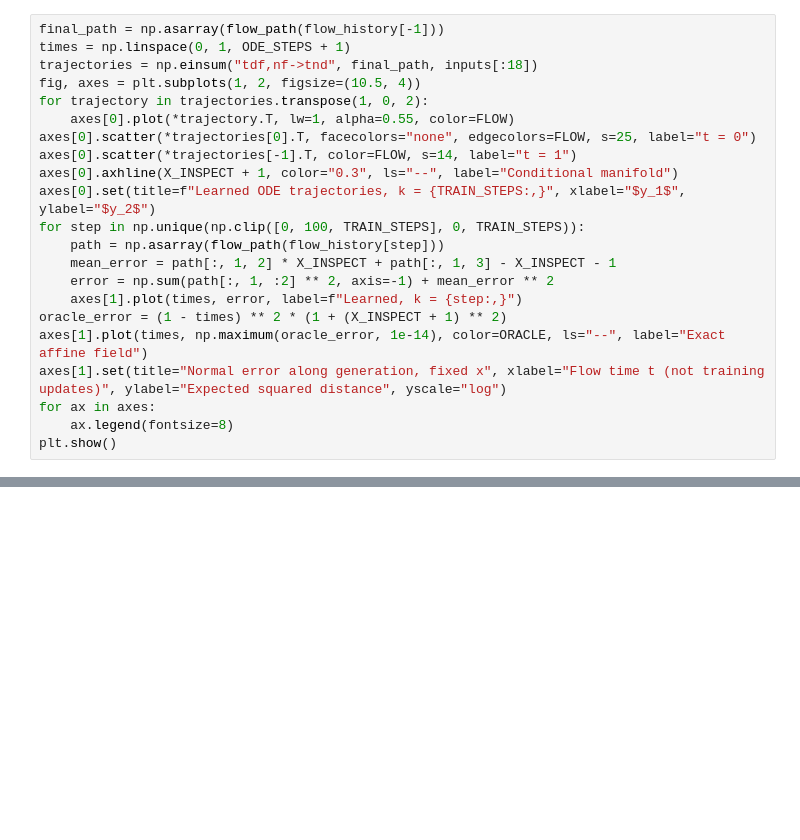
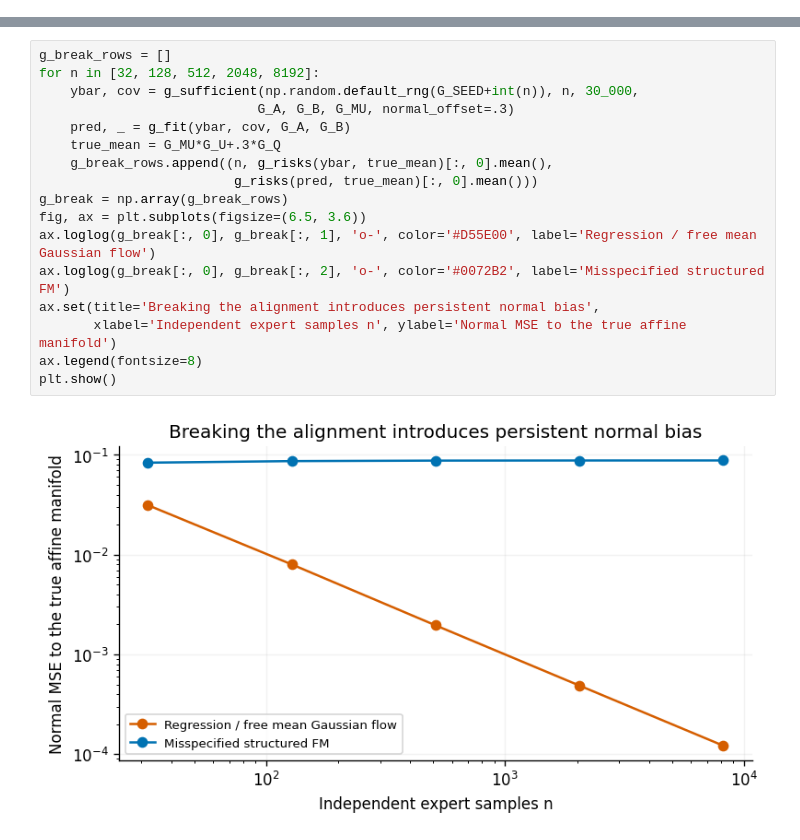
Before and after one commit to Dcyaprogrammer/Does-GCPs-purify-actions-, a Jupyter notebook: gcp_affine_manifold_jax.ipynb, the cells around one changed output, grey strips where cells are left out. Saved outputs shown, nothing was run; the diff lists cells and outputs as text; blank space fills up the shorter version.

```diff
--- a/gcp_affine_manifold_jax.ipynb
+++ b/gcp_affine_manifold_jax.ipynb
@@ -311,22 +0,0 @@ plt.show()
-# %%
-final_path = np.asarray(flow_path(flow_history[-1]))
-times = np.linspace(0, 1, ODE_STEPS + 1)
-trajectories = np.einsum("tdf,nf->tnd", final_path, inputs[:18])
-fig, axes = plt.subplots(1, 2, figsize=(10.5, 4))
-for trajectory in trajectories.transpose(1, 0, 2):
-    axes[0].plot(*trajectory.T, lw=1, alpha=0.55, color=FLOW)
-axes[0].scatter(*trajectories[0].T, facecolors="none", edgecolors=FLOW, s=25, label="t = 0")
-axes[0].scatter(*trajectories[-1].T, color=FLOW, s=14, label="t = 1")
-axes[0].axhline(X_INSPECT + 1, color="0.3", ls="--", label="Conditional manifold")
-axes[0].set(title=f"Learned ODE trajectories, k = {TRAIN_STEPS:,}", xlabel="$y_1$", ylabel="$y_2$")
-for step in np.unique(np.clip([0, 100, TRAIN_STEPS], 0, TRAIN_STEPS)):
-    path = np.asarray(flow_path(flow_history[step]))
-    mean_error = path[:, 1, 2] * X_INSPECT + path[:, 1, 3] - X_INSPECT - 1
-    error = np.sum(path[:, 1, :2] ** 2, axis=-1) + mean_error ** 2
-    axes[1].plot(times, error, label=f"Learned, k = {step:,}")
-oracle_error = (1 - times) ** 2 * (1 + (X_INSPECT + 1) ** 2)
-axes[1].plot(times, np.maximum(oracle_error, 1e-14), color=ORACLE, ls="--", label="Exact affine field")
-axes[1].set(title="Normal error along generation, fixed x", xlabel="Flow time t (not training updates)", ylabel="Expected squared distance", yscale="log")
-for ax in axes:
-    ax.legend(fontsize=8)
-plt.show()
@@ -903,0 +293,19 @@ All nonlinear experiment checks passed.
+# %%
+g_break_rows = []
+for n in [32, 128, 512, 2048, 8192]:
+    ybar, cov = g_sufficient(np.random.default_rng(G_SEED+int(n)), n, 30_000,
+                            G_A, G_B, G_MU, normal_offset=.3)
+    pred, _ = g_fit(ybar, cov, G_A, G_B)
+    true_mean = G_MU*G_U+.3*G_Q
+    g_break_rows.append((n, g_risks(ybar, true_mean)[:, 0].mean(),
+                         g_risks(pred, true_mean)[:, 0].mean()))
+g_break = np.array(g_break_rows)
+fig, ax = plt.subplots(figsize=(6.5, 3.6))
+ax.loglog(g_break[:, 0], g_break[:, 1], 'o-', color='#D55E00', label='Regression / free mean Gaussian flow')
+ax.loglog(g_break[:, 0], g_break[:, 2], 'o-', color='#0072B2', label='Misspecified structured FM')
+ax.set(title='Breaking the alignment introduces persistent normal bias',
+       xlabel='Independent expert samples n', ylabel='Normal MSE to the true affine manifold')
+ax.legend(fontsize=8)
+plt.show()
+# %% [output]
+[figure, added]
```
Also changed, not shown: parts of 60 cells of this notebook.
